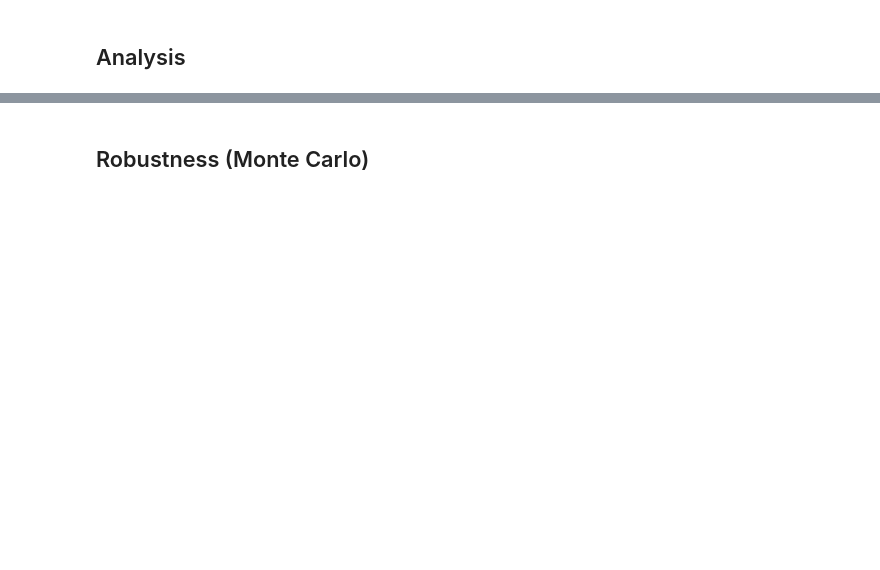
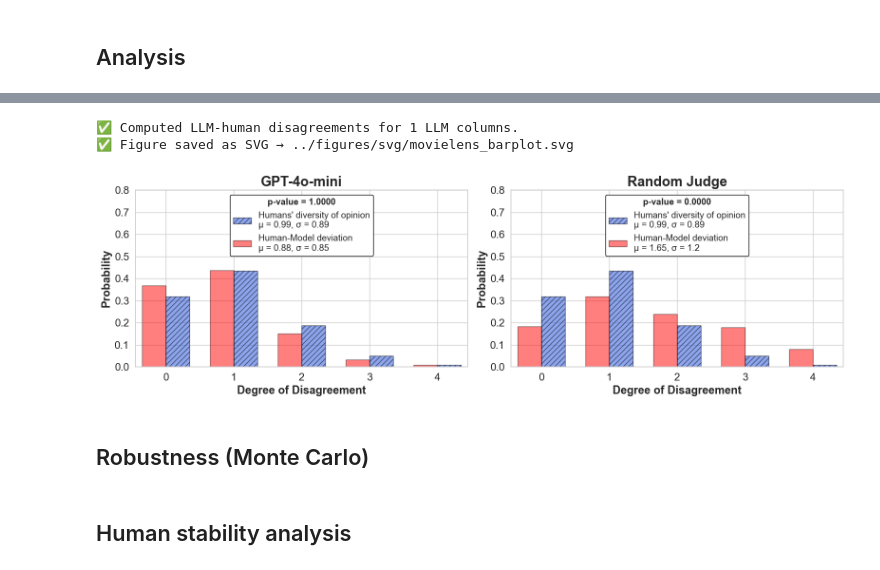
Before and after one commit to Ocean-code-1995/llm-judge-good-enough, a Jupyter notebook: benchmarks/movielens/src/analysis.ipynb, the cells around one changed output, grey strips where cells are left out. Drawn from its saved outputs; the diff is of its cells as text; code cells hidden in the pictures; blank space fills up the shorter version.

Commit message:
feat(benchmarks): add LLM stability analyses across datasets

```diff
--- a/benchmarks/movielens/src/analysis.ipynb
+++ b/benchmarks/movielens/src/analysis.ipynb
@@ -62,15 +68,12 @@ good_enough.visualize_good_enough(llm_col="GPT-4o-mini", y_lim=0.6)
 # %%
-good_enough = LLMGoodEnough(
-    df=df,
-    human_cols=HUMAN_COLS,
-    llm_cols=LLM_COLS,
-    min_score=1, max_score=5
-)
-
 good_enough.plot_judges_grid(
     y_lim=0.8,
-    save_path="../svg/movielens_barplot.svg"
+    save_path="../figures/svg/movielens_barplot.svg"
 )
+# %% [output]
+✅ Computed LLM-human disagreements for 1 LLM columns.
+✅ Figure saved as SVG → ../figures/svg/movielens_barplot.svg
+[figure, added]
 # %% [markdown]
 ## Robustness (Monte Carlo)
 # %%
@@ -87,6 +81,8 @@ good_enough.plot_monte_carlo_robustness(
     llm_col="GPT-4o-mini",
     save_path="../svg/monte_carlo_robustness.svg"
 )
+# %% [markdown]
+## Human stability analysis
 # %%
 good_enough.plot_human_stability_analysis(
     convergence_threshold=0.000005,
```
Also changed, not shown: parts of 10 cells of this notebook, 13 other files.
